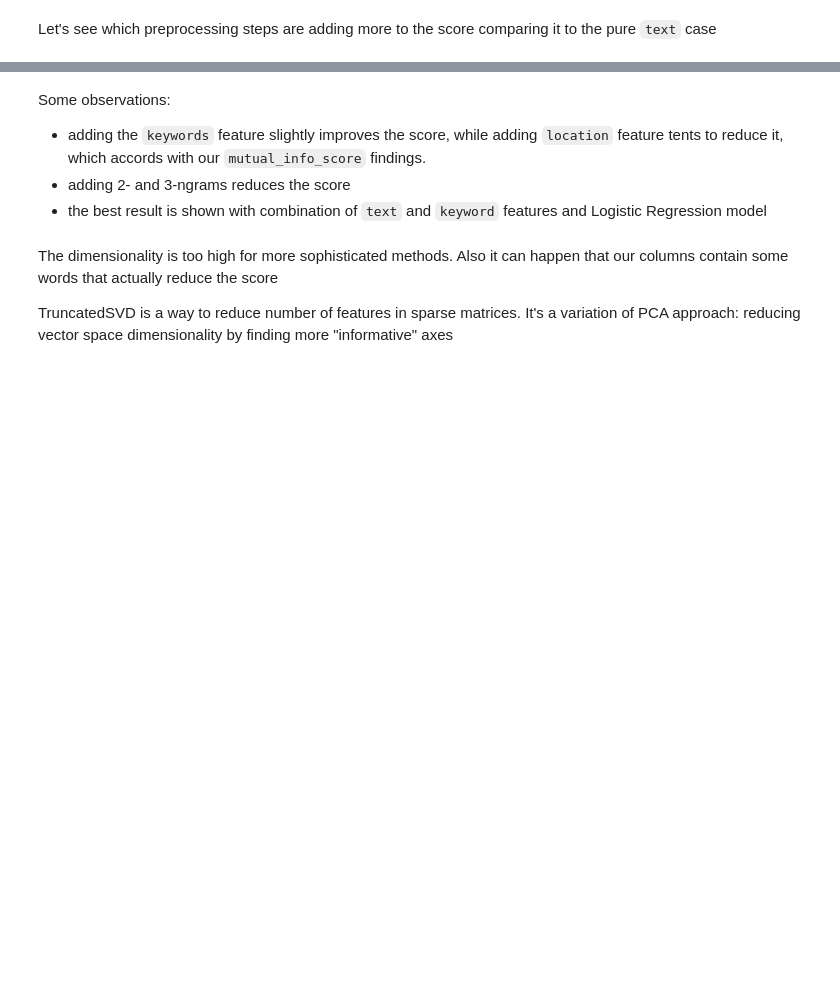
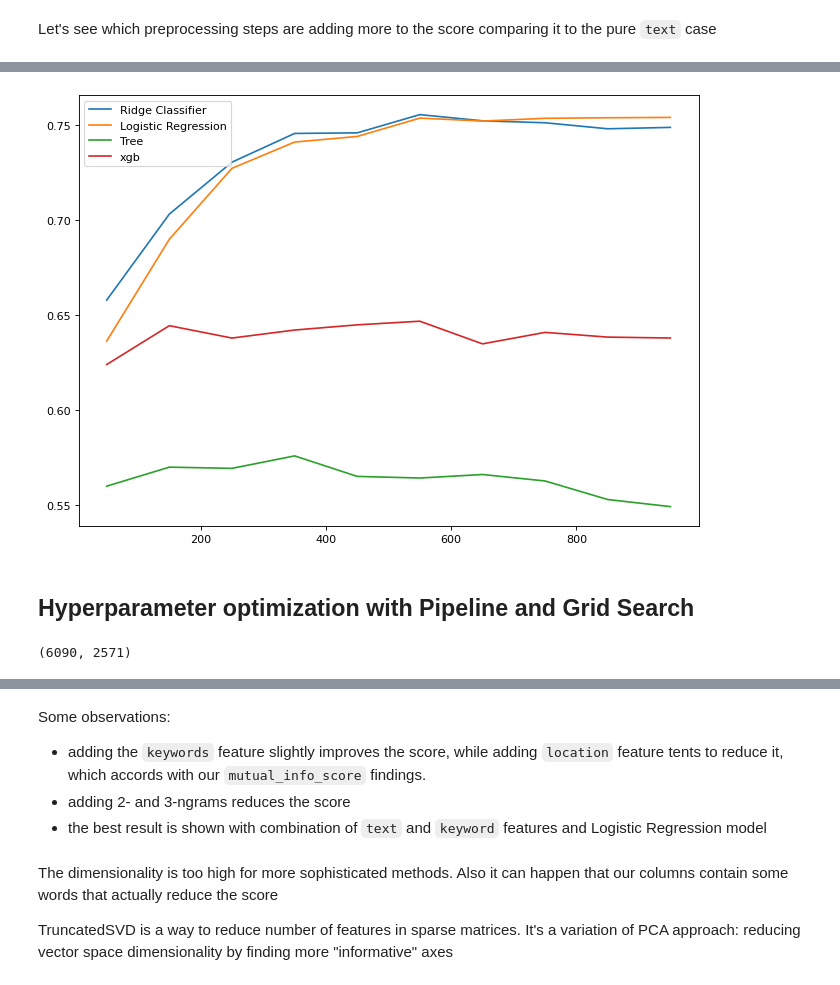
Before and after one commit to illyge/ml-zoomcamp-midterm-project, a Jupyter notebook: twitter_disasters.ipynb, the cells around one changed output, grey strips where cells are left out. Saved outputs shown, nothing was run; the diff lists cells and outputs as text; code cells hidden in the pictures; blank space fills up the shorter version.

```diff
--- a/twitter_disasters.ipynb
+++ b/twitter_disasters.ipynb
@@ -758,0 +974,11 @@ df1
+# %%
+%%time
+svd_models = {
+        'Ridge Classifier': model_rc,
+        'Logistic Regression': model_lr,
+        'Tree': model_tree,
+        'xgb': model_xgb
+    }
+
+svd_comparison_df = compare_models(svd_models, svd_vectors_combinations)
+svd_diffs = svd_comparison_df - svd_comparison_df.loc['url_clean_kw_text']
@@ -758,0 +1026,7 @@ df1
+# %%
+%%time
+svd_sets = {}
+svd_n_range = range(50, 951, 100)
+for n in svd_n_range:
+    svd_sets[n] = prepare_cross_val_vectors(X_full_train, y_full_train, cv=cv,
+              settings=dict(default_settings, kw=True, url_cleaner=url_cleaner, svd_n_comp=n))
@@ -758,0 +1036,8 @@ df1
+# %%
+%%time
+svd_model_scores = {}
+for key, model in svd_models.items():
+    scores = []
+    for n, data in svd_sets.items():
+        scores.append(my_cross_val_score(model, data['splits']).mean())
+    svd_model_scores[key] = scores
@@ -758,0 +1047,12 @@ df1
+# %%
+from matplotlib.pyplot import figure
+
+figure(figsize=(10, 7), dpi=80)
+
+for key, scores in svd_model_scores.items():
+    plt.plot(svd_n_range, scores, label=key)
+    plt.legend()
+# %% [output]
+[figure, added]
+# %% [markdown]
+## Hyperparameter optimization with Pipeline and Grid Search
@@ -758,0 +1080,4 @@ df1
+# %%
+vectorizer_transformer.fit_transform(X_grid).shape
+# %% [output]
+(6090, 2571)
```
Also changed, not shown: parts of 64 cells of this notebook.
